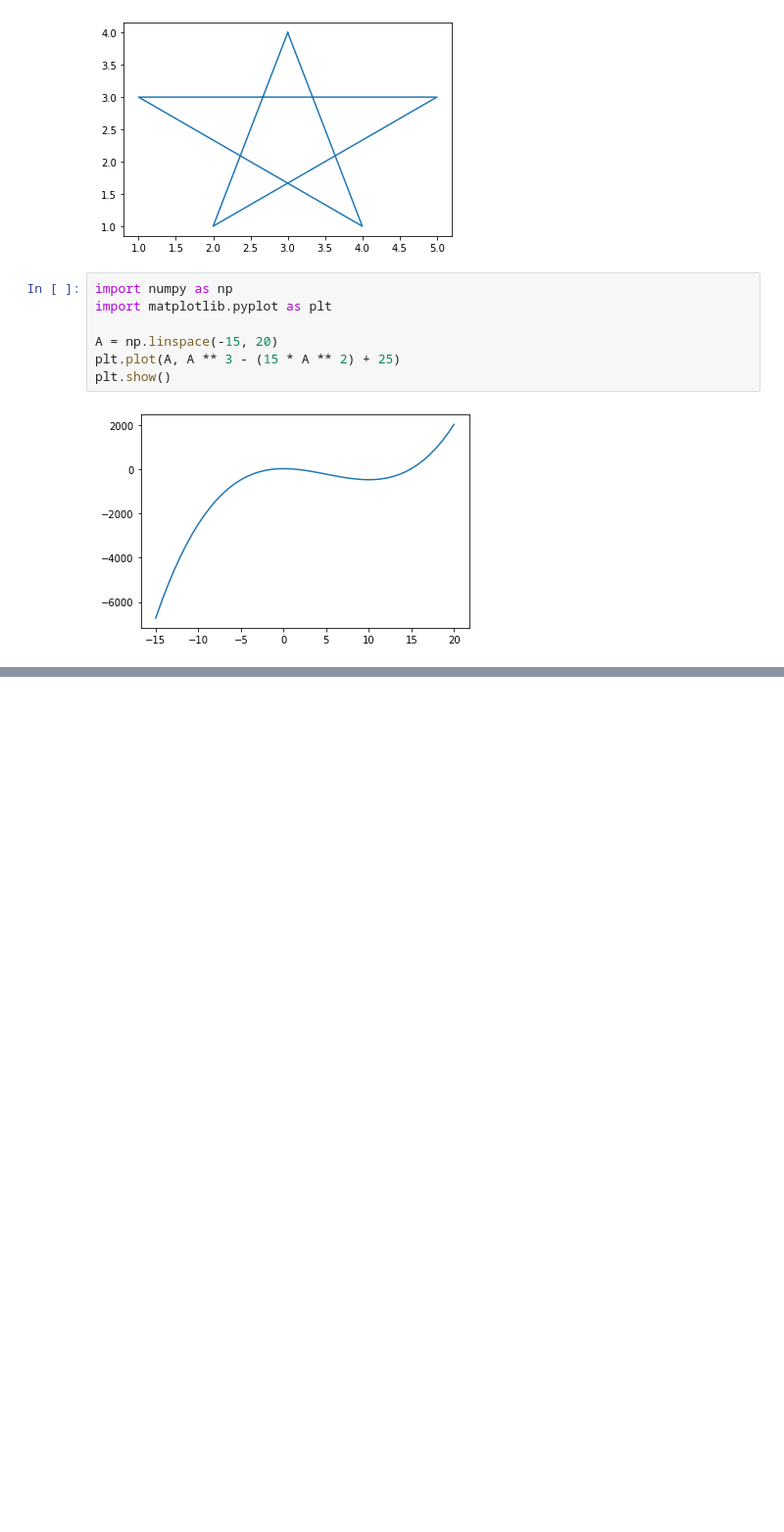
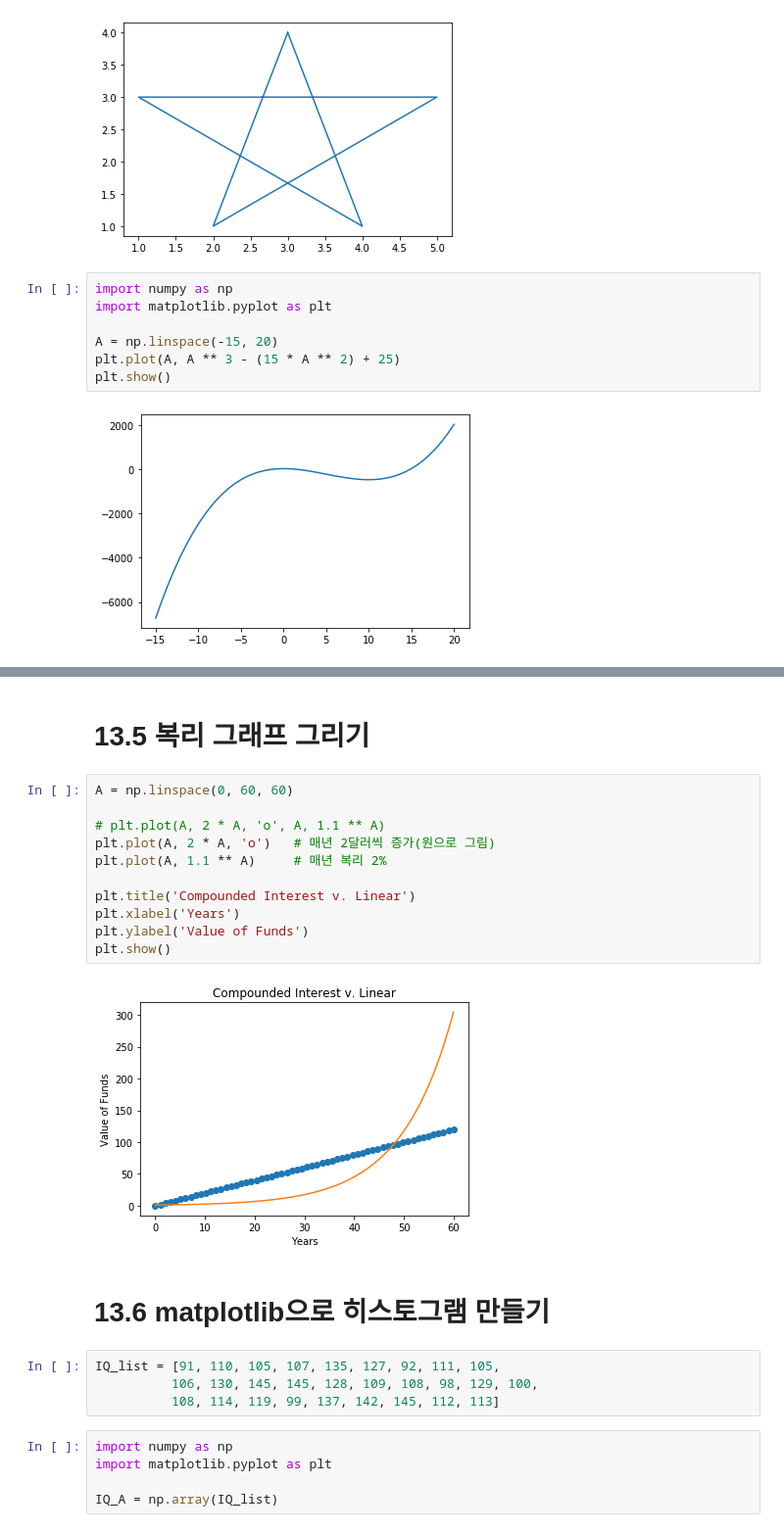
Before and after one commit to seturi/SuperchargedPython, a Jupyter notebook: Ch13.넘파이 고급 사용법.ipynb, the cells around one changed output, grey strips where cells are left out. Shown at 98% size. Saved outputs shown, nothing was run; the diff lists cells and outputs as text; blank space fills up the shorter version.

```diff
--- a/Ch13.넘파이 고급 사용법.ipynb
+++ b/Ch13.넘파이 고급 사용법.ipynb
@@ -107,0 +136,26 @@ plt.show()
+# %% [markdown]
+# 13.5 복리 그래프 그리기
+# %%
+A = np.linspace(0, 60, 60)
+
+# plt.plot(A, 2 * A, 'o', A, 1.1 ** A)
+plt.plot(A, 2 * A, 'o')   # 매년 2달러씩 증가(원으로 그림)
+plt.plot(A, 1.1 ** A)     # 매년 복리 2%
+
+plt.title('Compounded Interest v. Linear')
+plt.xlabel('Years')
+plt.ylabel('Value of Funds')
+plt.show()
+# %% [output]
+[figure, added]
+# %% [markdown]
+# 13.6 matplotlib으로 히스토그램 만들기
+# %%
+IQ_list = [91, 110, 105, 107, 135, 127, 92, 111, 105,
+          106, 130, 145, 145, 128, 109, 108, 98, 129, 100,
+          108, 114, 119, 99, 137, 142, 145, 112, 113]
+# %%
+import numpy as np
+import matplotlib.pyplot as plt
+
+IQ_A = np.array(IQ_list)
```
Also changed, not shown: parts of 16 cells of this notebook.
